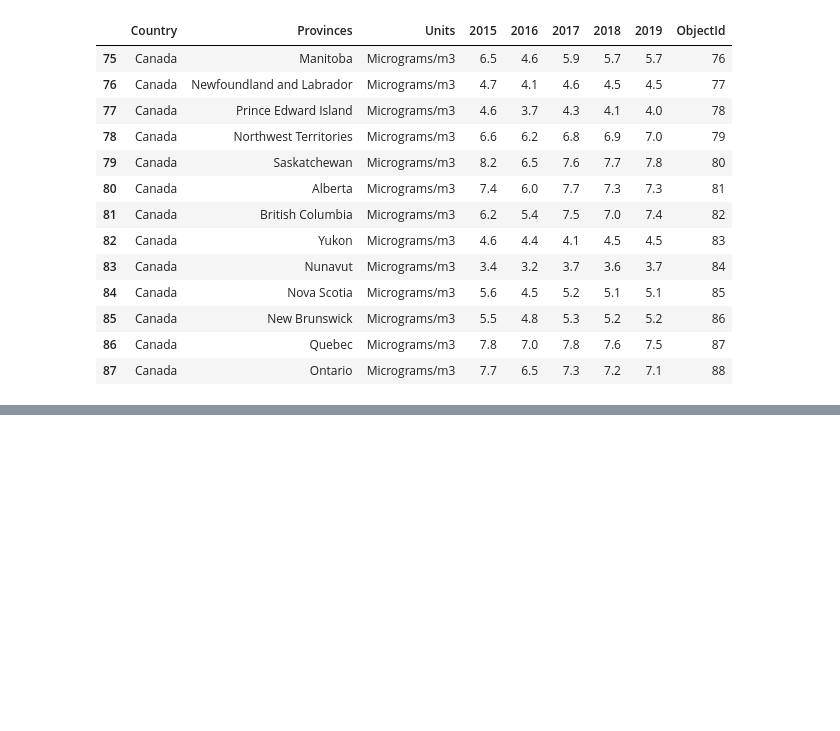
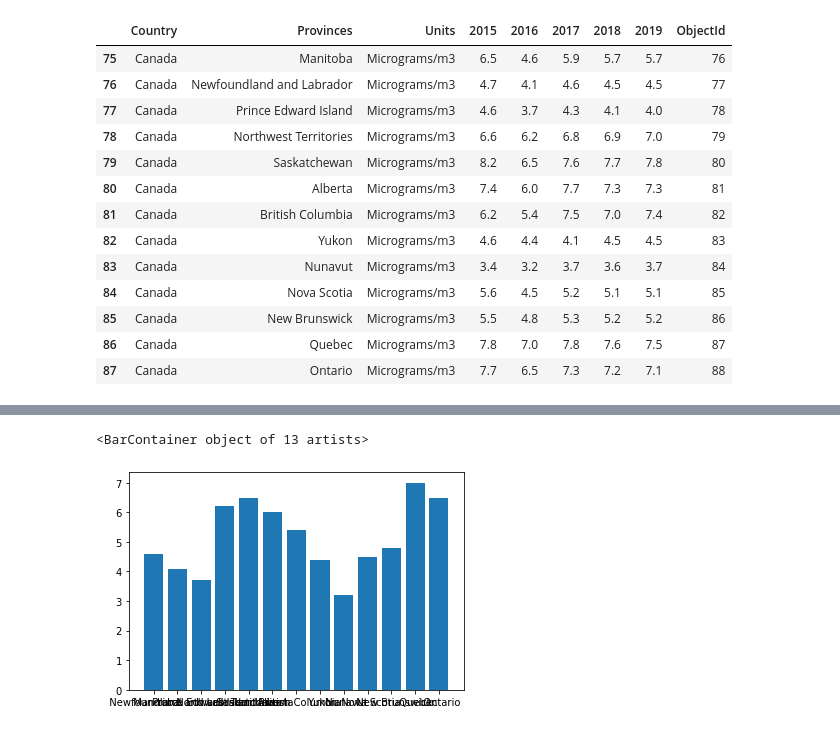
Before and after one commit to mbexhrs3/Urban_Data_Analysis, a Jupyter notebook: Urban_Data_Analysis.ipynb, the cells around one changed output, grey strips where cells are left out. Drawn from its saved outputs; the diff is of its cells as text; code cells hidden in the pictures; blank space fills up the shorter version.

```diff
--- a/Urban_Data_Analysis.ipynb
+++ b/Urban_Data_Analysis.ipynb
@@ -82,0 +101,5 @@ Canada_data
+# %%
+plt.bar(Canada_data.Provinces,Canada_data['2016'])
+# %% [output]
+<BarContainer object of 13 artists>
+[figure, added]
```
Also changed, not shown: parts of 1 cell of this notebook.
